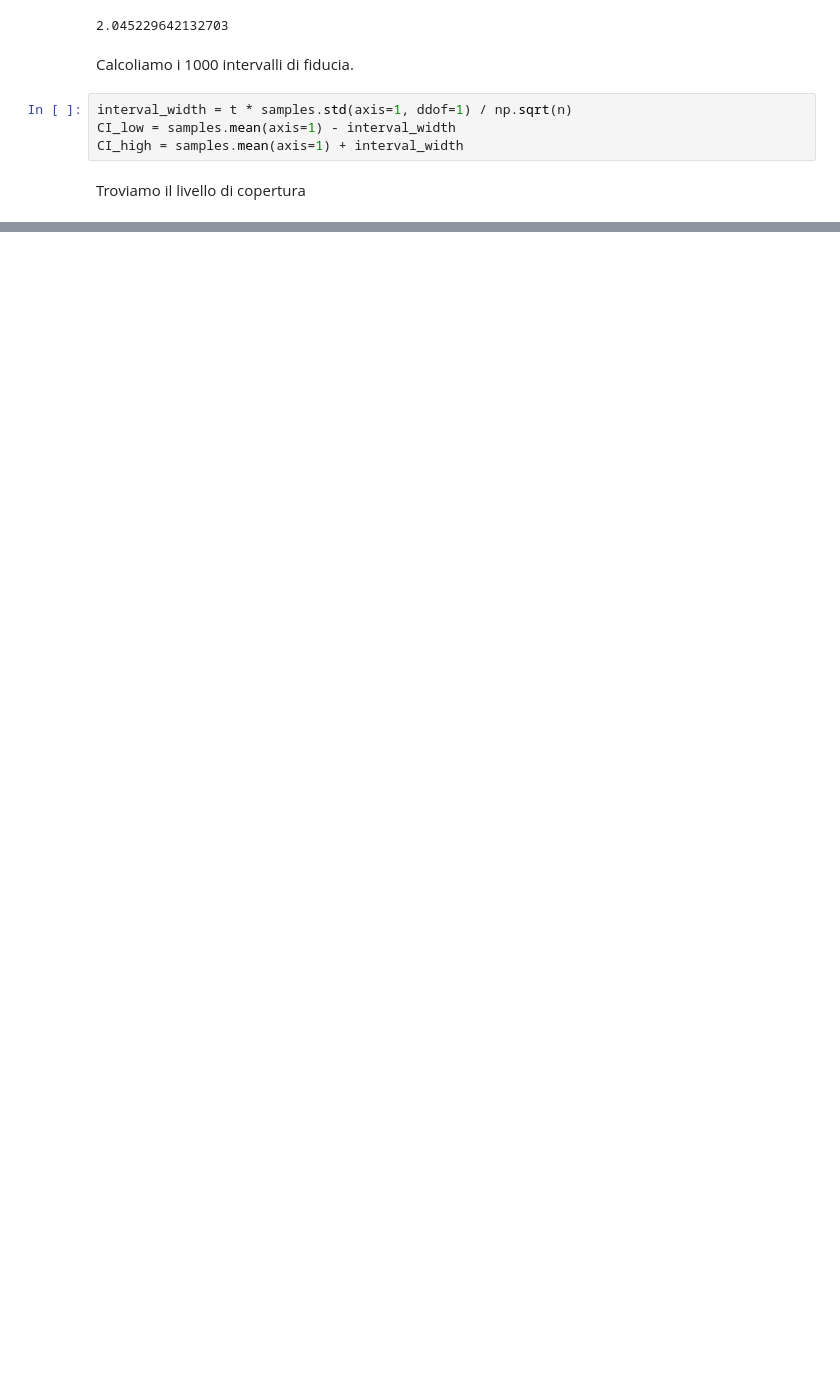
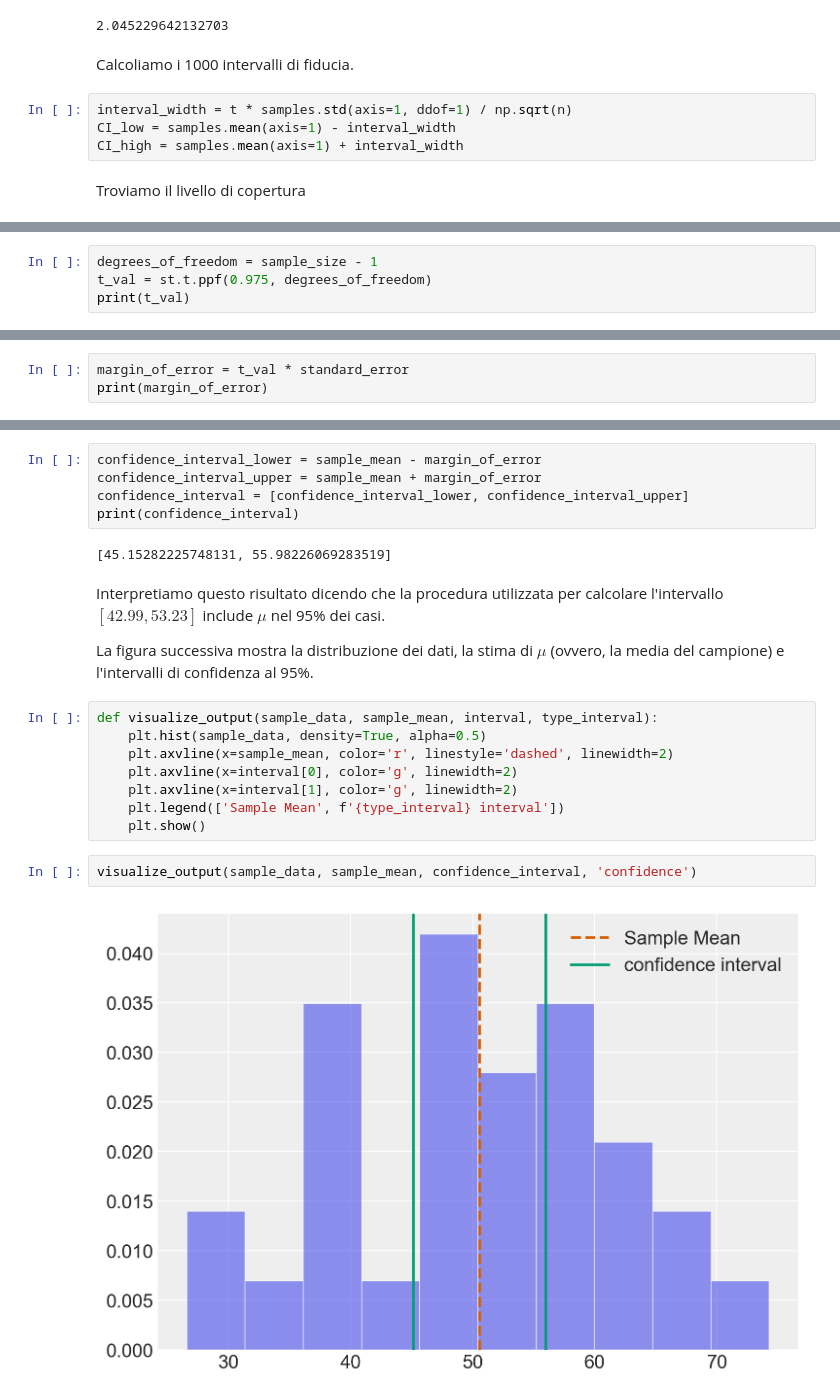
Before and after one commit to ccaudek/ds4psy_2023, a Jupyter notebook: 505_conf_interv.ipynb, the cells around one changed output, grey strips where cells are left out. Saved outputs shown, nothing was run; the diff lists cells and outputs as text; blank space fills up the shorter version.

```diff
--- a/505_conf_interv.ipynb
+++ b/505_conf_interv.ipynb
@@ -195,0 +256,4 @@ Gli intervalli fiduciali vengono spesso fraintesi. Il grado di fiducia del 95% r
+# %%
+degrees_of_freedom = sample_size - 1
+t_val = st.t.ppf(0.975, degrees_of_freedom)
+print(t_val)
@@ -195,0 +268,3 @@ Gli intervalli fiduciali vengono spesso fraintesi. Il grado di fiducia del 95% r
+# %%
+margin_of_error = t_val * standard_error
+print(margin_of_error)
@@ -195,0 +283,23 @@ Gli intervalli fiduciali vengono spesso fraintesi. Il grado di fiducia del 95% r
+# %%
+confidence_interval_lower = sample_mean - margin_of_error
+confidence_interval_upper = sample_mean + margin_of_error
+confidence_interval = [confidence_interval_lower, confidence_interval_upper]
+print(confidence_interval)
+# %% [output]
+[45.15282225748131, 55.98226069283519]
+# %% [markdown]
+Interpretiamo questo risultato dicendo che la procedura utilizzata per calcolare l'intervallo $[42.99, 53.23]$ include $\mu$ nel 95% dei casi.
+
+La figura successiva mostra la distribuzione dei dati, la stima di $\mu$ (ovvero, la media del campione) e l'intervalli di confidenza al 95%.
+# %%
+def visualize_output(sample_data, sample_mean, interval, type_interval):
+    plt.hist(sample_data, density=True, alpha=0.5)
+    plt.axvline(x=sample_mean, color='r', linestyle='dashed', linewidth=2)
+    plt.axvline(x=interval[0], color='g', linewidth=2)
+    plt.axvline(x=interval[1], color='g', linewidth=2)
+    plt.legend(['Sample Mean', f'{type_interval} interval'])
+    plt.show()
+# %%
+visualize_output(sample_data, sample_mean, confidence_interval, 'confidence')
+# %% [output]
+[figure, added]
```
Also changed, not shown: parts of 31 cells of this notebook, 7 other files.
